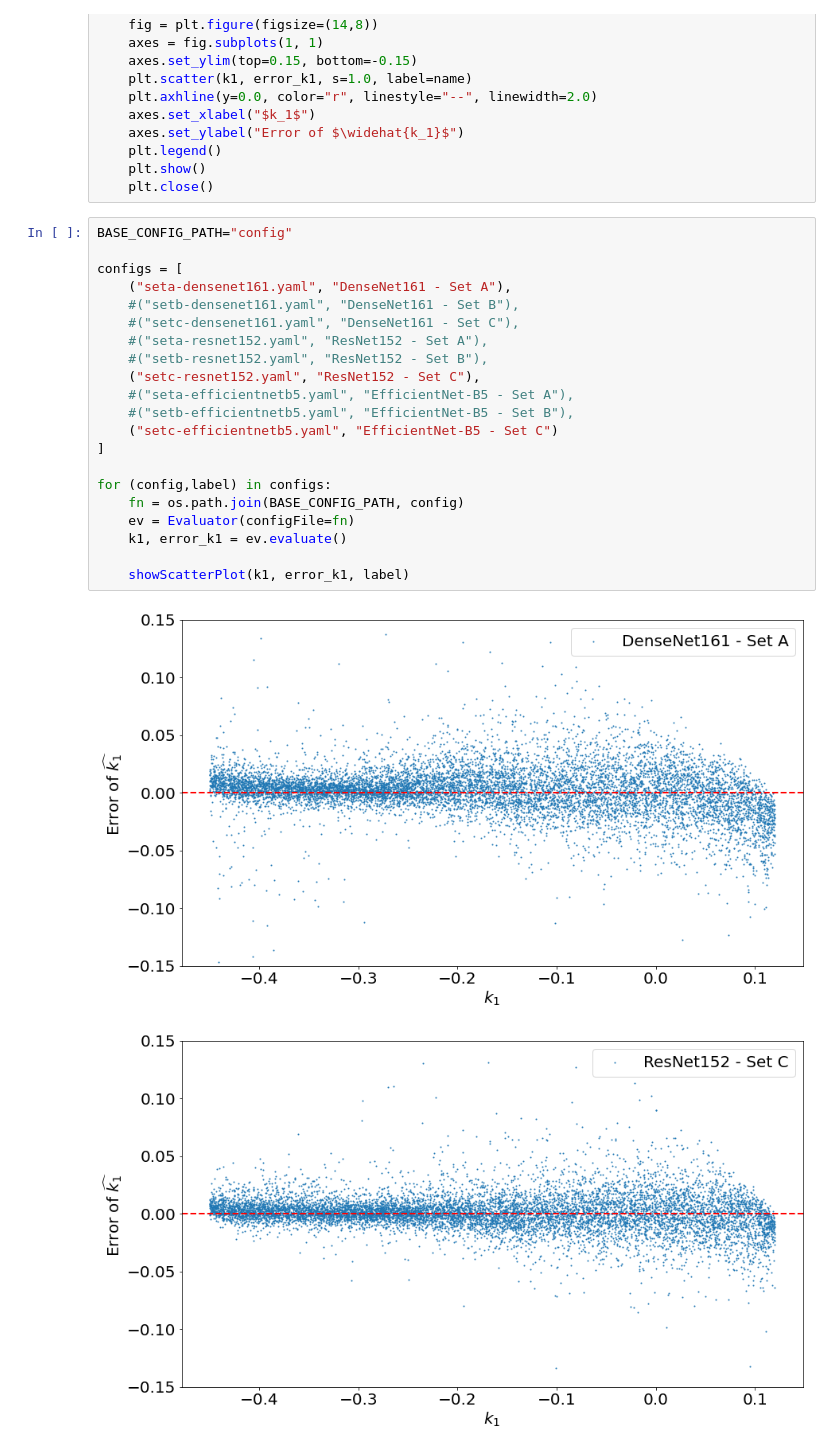
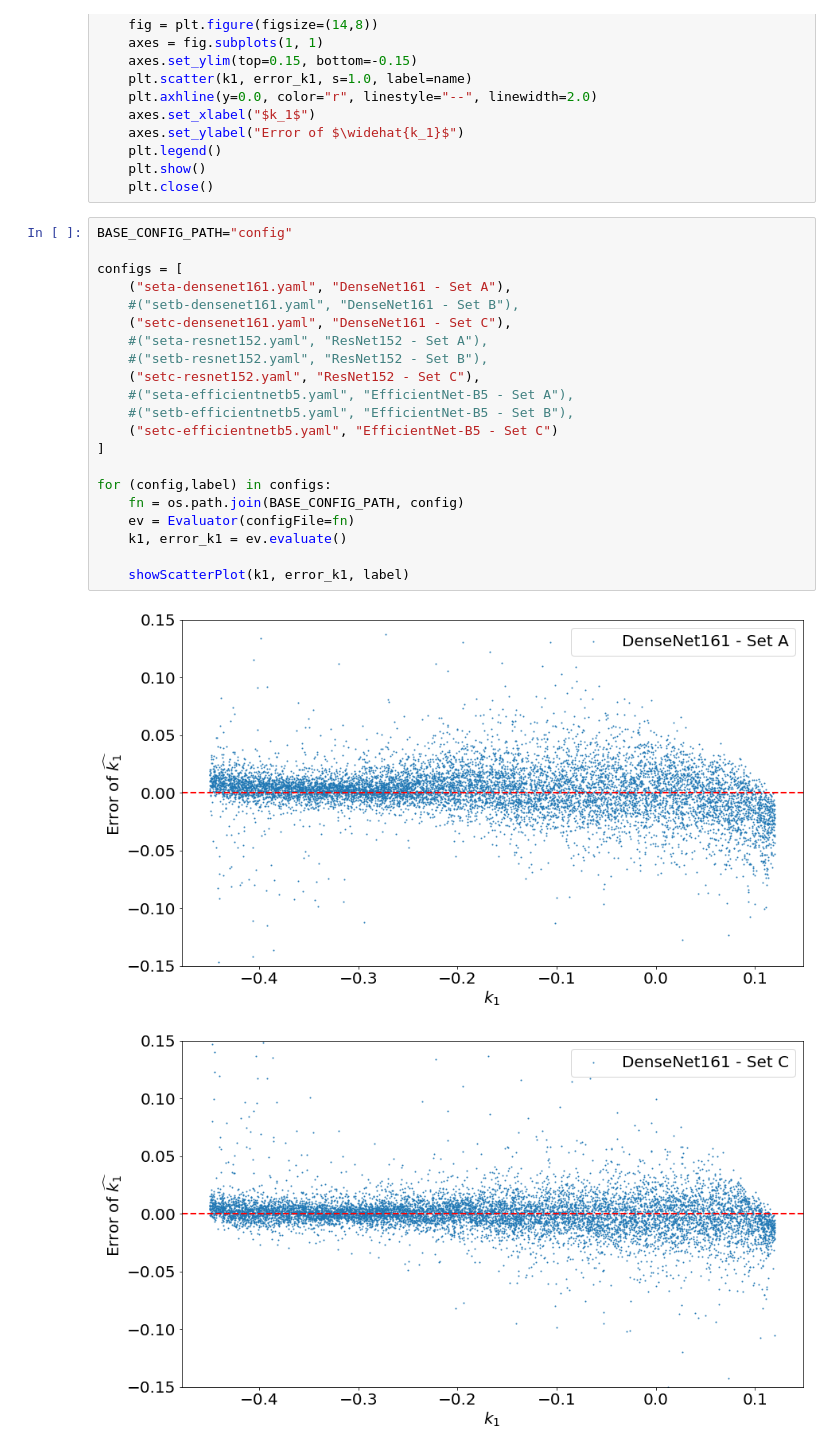
Before and after one commit to IgorJanos/stuFootball360, a Jupyter notebook: notebooks/makeErrorGraphs.ipynb, the cells around one changed output. Cells and saved outputs as stored; diff of their text form.

Commit message:
Update error graphs

```diff
--- a/notebooks/makeErrorGraphs.ipynb
+++ b/notebooks/makeErrorGraphs.ipynb
@@ -28,24 +26,24 @@ def showScatterPlot(k1, error_k1, name):
 # %%
 BASE_CONFIG_PATH="config"
 
 configs = [
     ("seta-densenet161.yaml", "DenseNet161 - Set A"),
     #("setb-densenet161.yaml", "DenseNet161 - Set B"),
-    #("setc-densenet161.yaml", "DenseNet161 - Set C"),
+    ("setc-densenet161.yaml", "DenseNet161 - Set C"),
     #("seta-resnet152.yaml", "ResNet152 - Set A"),
     #("setb-resnet152.yaml", "ResNet152 - Set B"),
     ("setc-resnet152.yaml", "ResNet152 - Set C"),
     #("seta-efficientnetb5.yaml", "EfficientNet-B5 - Set A"),
     #("setb-efficientnetb5.yaml", "EfficientNet-B5 - Set B"),
     ("setc-efficientnetb5.yaml", "EfficientNet-B5 - Set C")
 ]
 
 for (config,label) in configs:
     fn = os.path.join(BASE_CONFIG_PATH, config)
     ev = Evaluator(configFile=fn)
     k1, error_k1 = ev.evaluate()
 
     showScatterPlot(k1, error_k1, label)
 # %% [output]
 [figure]
-[figure, old version]
+[figure, new version]
```
Also changed, not shown: parts of 2 cells of this notebook.
